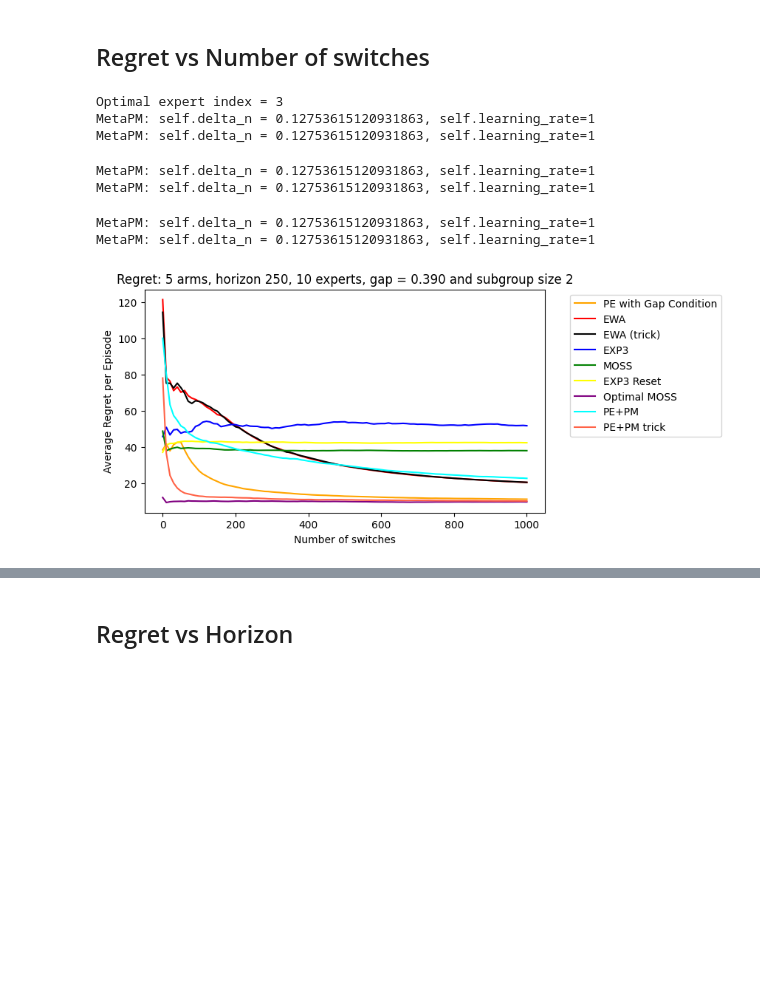
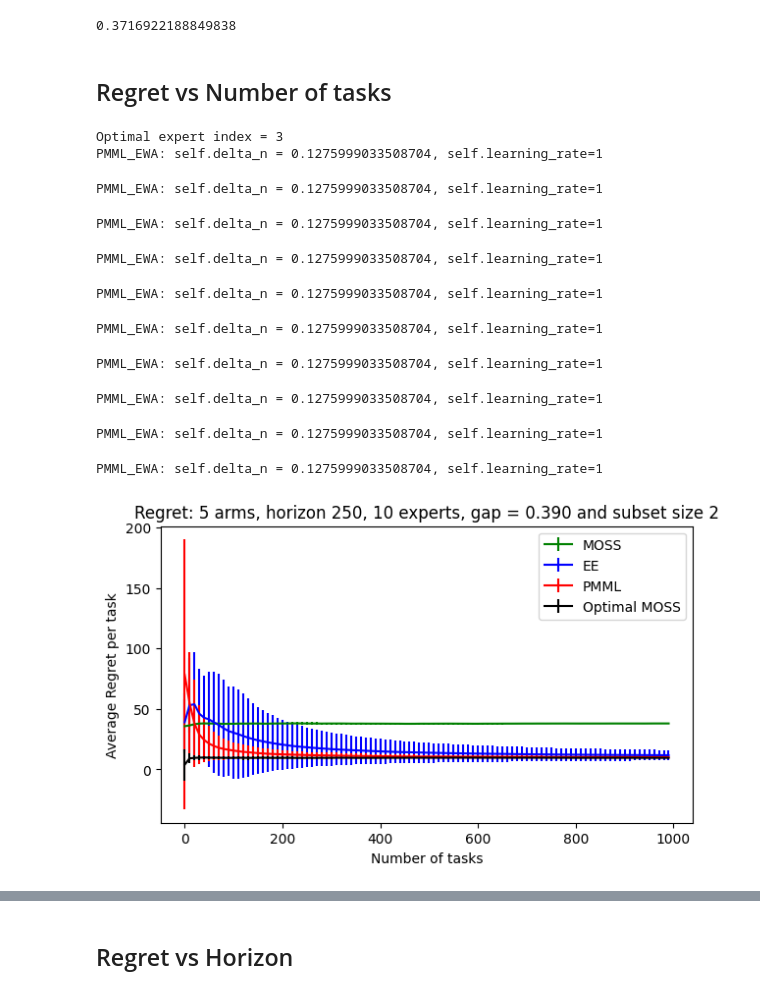
Before and after one commit to duongnhatthang/meta-bandit, a Jupyter notebook: main.ipynb, the cells around one changed output, grey strips where cells are left out. Saved outputs shown, nothing was run; the diff lists cells and outputs as text; code cells hidden in the pictures; blank space fills up the shorter version.

```diff
--- a/main.ipynb
+++ b/main.ipynb
@@ -6,21 +6,22 @@ import matplotlib.pyplot as plt
 from collections import Counter
 from itertools import combinations
 import utils
+import pickle
 
 plt.rcParams['figure.figsize'] = [7, 4]
 plt.rcParams['figure.dpi'] = 100
 
 DS_NAME = None
-N_SWITCHES = 1000
+N_TASKS = 1000
 N_BANDITS = 5
 OPT_SIZE = 2
 HORIZON = 250
 N_EXPERT = None #None: All possible combinations
-N_EXPS = 3 #No. of repeat experiments
-GAP_THRESHOLD = min(1,np.sqrt(N_BANDITS*np.log(N_SWITCHES+1)/HORIZON))
-kwargs = {'switches_cache_step': 10,
+N_EXPS = 10 #No. of repeat experiments
+GAP_THRESHOLD = min(1,np.sqrt(N_BANDITS*np.log(N_TASKS)/HORIZON))
+kwargs = {'task_cache_step': 10,
           'gap_constrain':GAP_THRESHOLD*1.05, # 1.05 is small gap, 1.2 for large
-          'plot_var': False}
+          'plot_var': True}
 assert kwargs['gap_constrain']>=GAP_THRESHOLD, f"kwargs['gap_constrain'] ({kwargs['gap_constrain']}) must be larger than GAP_THRESHOLD ({GAP_THRESHOLD})"
 if N_EXPERT is not None:
     print(f'N_EXPERT = {N_EXPERT}')
@@ -30,29 +31,39 @@ assert N_BANDITS<=HORIZON, f"The number of arm ({N_BANDITS}) must be smaller tha
 
 #EWAmaxStats params
 N_UNBIASED_OBS = 1
+# %%
+GAP_THRESHOLD
+# %% [output]
+0.3716922188849838
 # %% [markdown]
-## Regret vs Number of switches
+## Regret vs Number of tasks
 # %%
-(X, regret_dict, title, xlabel, ylabel) = utils.switches_exp(N_EXPS, N_SWITCHES, N_BANDITS, HORIZON,
+(X, regret_dict, title, xlabel, ylabel) = utils.task_exp(N_EXPS, N_TASKS, N_BANDITS, HORIZON,
                    N_UNBIASED_OBS, OPT_SIZE, N_EXPERT, DS_NAME, **kwargs)
-indices = np.arange(0, X.shape[0], kwargs['switches_cache_step']).astype(int)
+pickle.dump(regret_dict, open("tasks.p", "wb"))
+regret_dict = pickle.load(open("tasks.p", "rb"))
+indices = np.arange(0, X.shape[0], kwargs['task_cache_step']).astype(int)
 X = X[indices]
-meta_regrets = regret_dict['meta_regrets']
-exp3_regrets = regret_dict['exp3_regrets']
+# meta_regrets = regret_dict['meta_regrets']
+# exp3_regrets = regret_dict['exp3_regrets']
 moss_regrets = regret_dict['moss_regrets']
-exp3_reset_regrets = regret_dict['exp3_reset_regrets']
-meta_trick_regrets = regret_dict['meta_trick_regrets']
-MetaPElargeGap_regrets = regret_dict['MetaPElargeGap_regrets']
+# exp3_reset_regrets = regret_dict['exp3_reset_regrets']
+# meta_trick_regrets = regret_dict['meta_trick_regrets']
+EE_regrets = regret_dict['EE_regrets']
 opt_moss_regrets = regret_dict['opt_moss_regrets']
-MetaPM_regrets = regret_dict['MetaPM_regrets']
-MetaPMtrick_regrets = regret_dict['MetaPMtrick_regrets']
+# PMML_EWA_regrets = regret_dict['PMML_EWA_regrets']
+PMML_regrets = regret_dict['PMML_regrets']
 pass
 # %% [output]
 Optimal expert index = 3
-MetaPM: self.delta_n = 0.12753615120931863, self.learning_rate=1
-MetaPM: self.delta_n = 0.12753615120931863, self.learning_rate=1
+PMML_EWA: self.delta_n = 0.1275999033508704, self.learning_rate=1
-MetaPM: self.delta_n = 0.12753615120931863, self.learning_rate=1
-MetaPM: self.delta_n = 0.12753615120931863, self.learning_rate=1
+PMML_EWA: self.delta_n = 0.1275999033508704, self.learning_rate=1
-MetaPM: self.delta_n = 0.12753615120931863, self.learning_rate=1
-MetaPM: self.delta_n = 0.12753615120931863, self.learning_rate=1
+PMML_EWA: self.delta_n = 0.1275999033508704, self.learning_rate=1
+PMML_EWA: self.delta_n = 0.1275999033508704, self.learning_rate=1
+PMML_EWA: self.delta_n = 0.1275999033508704, self.learning_rate=1
+PMML_EWA: self.delta_n = 0.1275999033508704, self.learning_rate=1
+PMML_EWA: self.delta_n = 0.1275999033508704, self.learning_rate=1
+PMML_EWA: self.delta_n = 0.1275999033508704, self.learning_rate=1
+PMML_EWA: self.delta_n = 0.1275999033508704, self.learning_rate=1
+PMML_EWA: self.delta_n = 0.1275999033508704, self.learning_rate=1
-[figure, old version]
+[figure, new version]
```
Also changed, not shown: parts of 8 cells of this notebook, 8 other files.
